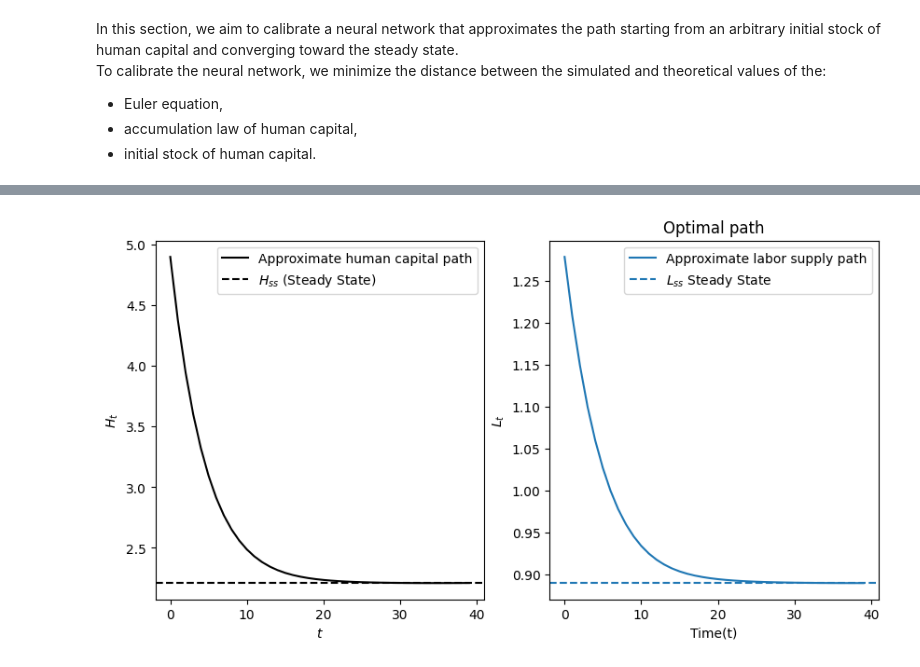
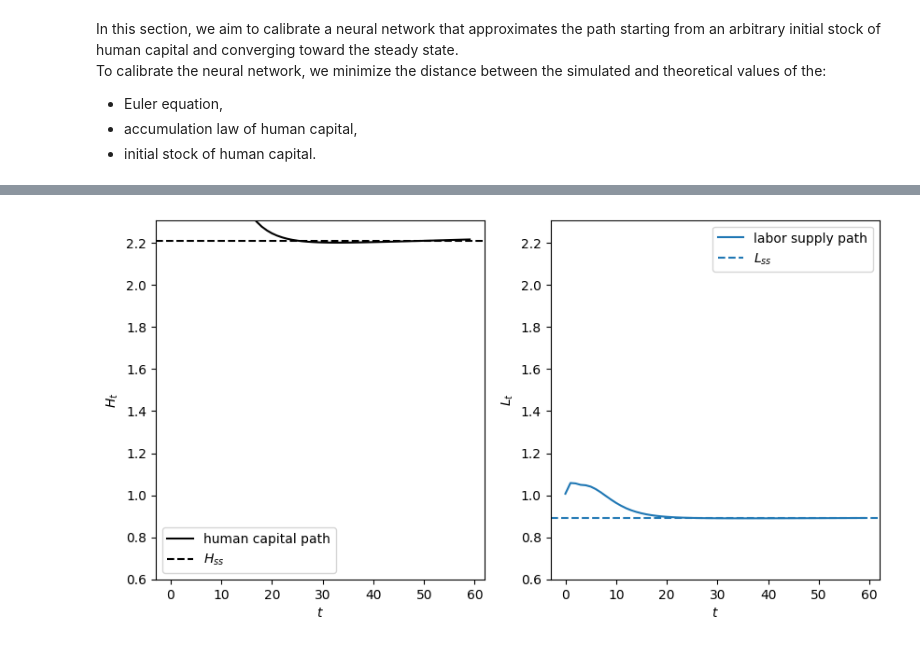
Before and after one commit to blengereau/DynamicProgramming, a Jupyter notebook: optimal_growth_problem.ipynb, the cells around one changed output, grey strips where cells are left out. Cells and saved outputs as stored; diff of their text form; code cells hidden in the pictures.

Commit message:
approximate optimal path with NN

```diff
--- a/optimal_growth_problem.ipynb
+++ b/optimal_growth_problem.ipynb
@@ -407,7 +409,7 @@ class Params:
         self.h_0 = h_0
 
 class Grid_data(d2l.HyperParameters):
-    def __init__(self, max_T = 40, batch_size = 8):
+    def __init__(self, max_T = 60, batch_size = 8):
         self.save_hyperparameters()
         self.time_range = torch.arange(0.0, self.max_T , 1.0)
         self.grid = self.time_range.unsqueeze(dim = 1)
@@ -442,14 +444,17 @@ class NN(nn.Module, d2l.HyperParameters):
             module.append(nn.Tanh())
 
         module.append(nn.Linear(self.dim_hidden,2))
-        module.append(nn.Softplus(beta = 1.0)) #The softplus layer ensures c>0,k>0
+        # module.append(nn.Softplus(beta = 1.0)) #The softplus layer ensures c>0,k>0
 
         self.q = nn.Sequential(*module)
 
 
     def forward(self, x):
         out = self.q(x) # first element is consumption, the second element is capital
-        return  out
+        print("Output shape:", out.shape)
+        l_t = torch.clamp(out[:, [0]], 0, 1)  # Clamp l_t to [0, 1]
+        h_t = F.softplus(out[:, [1]])
+        return torch.cat((l_t, h_t), dim=1)
 
 class SS: #steady state
     def __init__(self):
@@ -559,0 +561,8 @@ for epoch in range(num_epochs):
+# %%
+q_hat_low = approximate_optimal_path(
+    Params(),
+    data=train,
+    learning_rate=learning_rate,
+    optimizer=optimizer,
+    scheduler=scheduler,
+    initial_h=1)
@@ -560,26 +582,25 @@ for epoch in range(num_epochs):
 # %%
 time_test = Grid_data().grid
-l_hat_path = q_hat(time_test)[:,[0]].detach().flatten()
-h_hat_path = q_hat(time_test)[:,[1]].detach().flatten()
+l_hat_path = q_hat_low(time_test)[:,[0]].detach().flatten()
+h_hat_path = q_hat_low(time_test)[:,[1]].detach().flatten()
 # %%
 plt.figure(figsize=(10,5))
 
 plt.subplot(1, 2, 1)
 plt.plot(time_test,h_hat_path, color='k', label = "human capital path")
-plt.axhline(y=SS().h_ss, linestyle='--',color='k', label = r"$H_{ss}$ (Steady State)")
+plt.axhline(y=SS().h_ss, linestyle='--',color='k', label = r"$H_{ss}$")
 plt.ylabel(r"$H_{t}$")
 plt.xlabel(r"$t$")
-# plt.ylim([Params().h_0-0.1,SS().h_ss+0.1 ])
+plt.ylim([0.6,SS().h_ss+0.1 ])
 plt.legend(loc='best')
 
 plt.subplot(1, 2, 2)
 plt.plot(time_test,l_hat_path,  label = "labor supply path")
-plt.axhline(y=SS().l_ss, linestyle='--', label="$L_{ss}$ Steady State")
+plt.axhline(y=SS().l_ss, linestyle='--', label="$L_{ss}$")
 plt.ylabel(r"$L_{t}$")
 plt.xlabel(r"$t$")
-# plt.ylim([Params().h_0-0.1,SS().h_ss+0.1 ])
-plt.title("Optimal path")
+plt.ylim([0.6,SS().h_ss+0.1 ])
 plt.legend(loc='best')
 plt.show()
 # %% [output]
-[figure, old version]
+[figure, new version]
```
Also changed, not shown: parts of 8 cells of this notebook.
